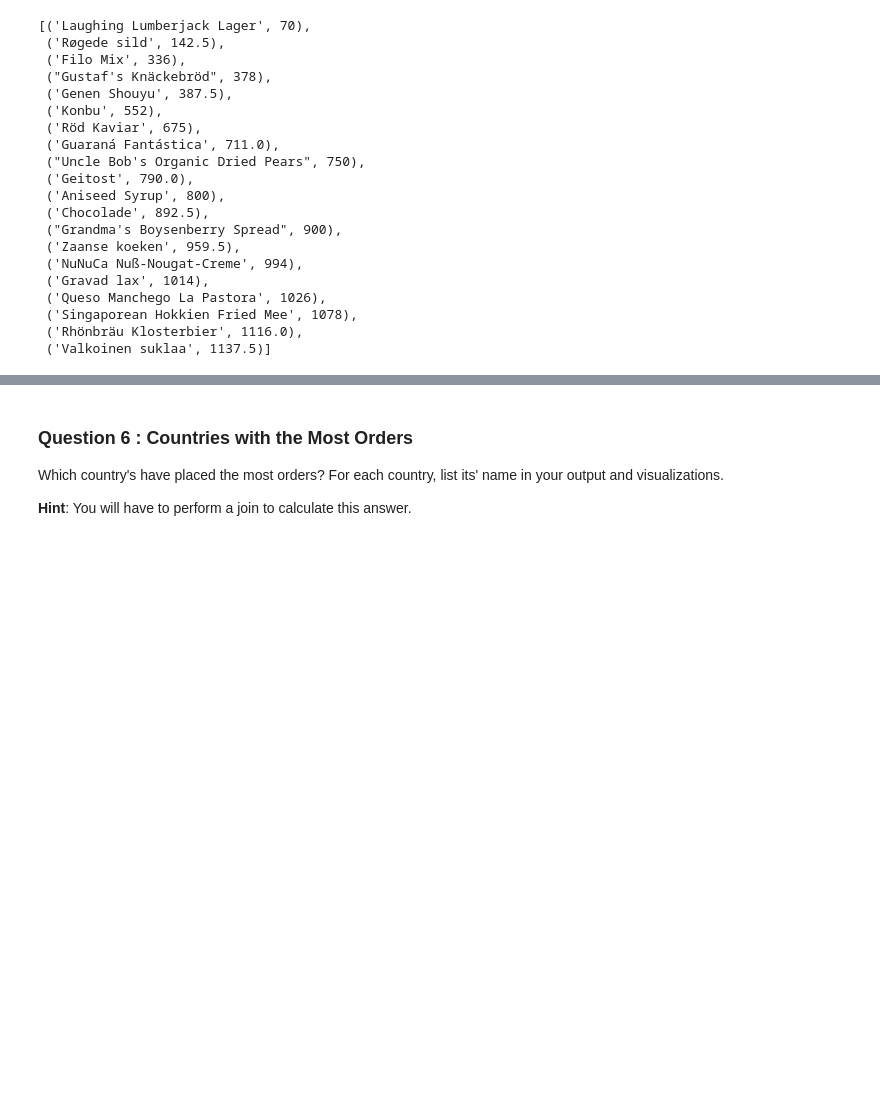
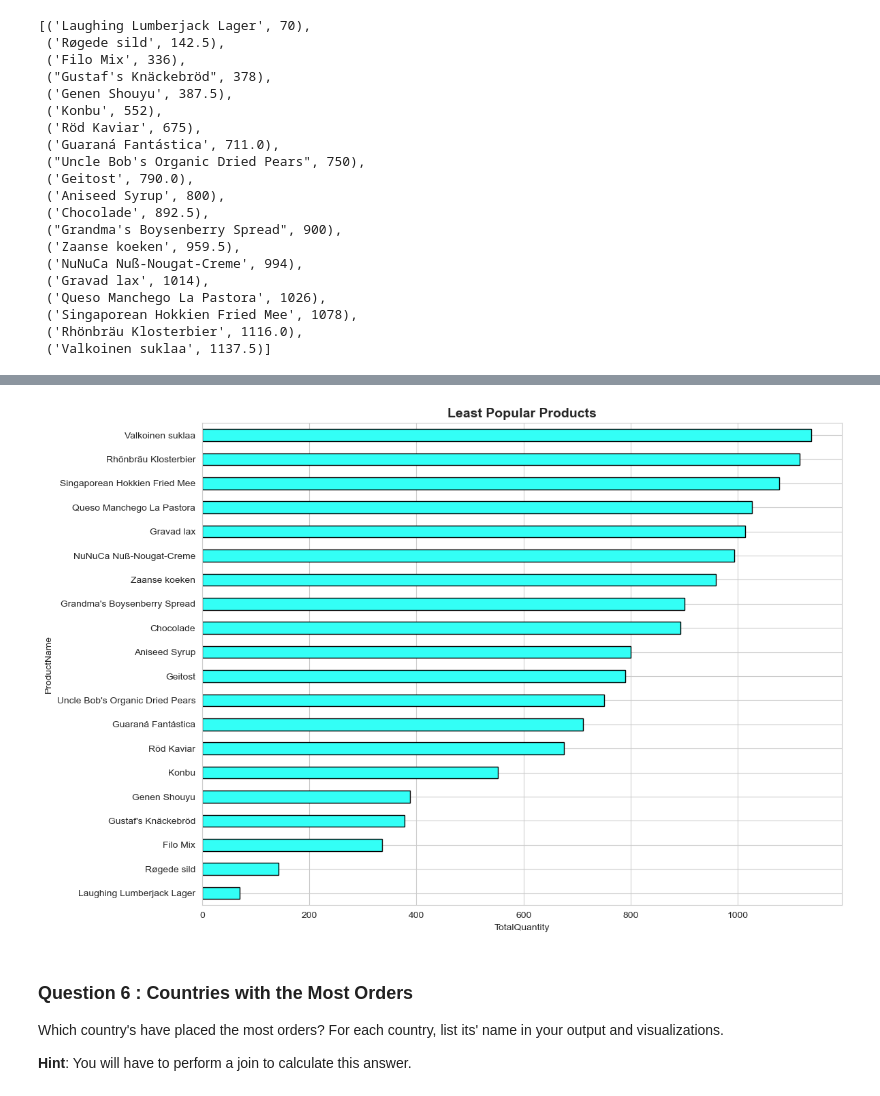
Before and after one commit to jesseniadia/Ad-Hoc-Data-Reporting, a Jupyter notebook: adhoc-sql (TLab 4)/adhoc_report.ipynb, the cells around one changed output, grey strips where cells are left out. Saved outputs shown, nothing was run; the diff lists cells and outputs as text; code cells hidden in the pictures; blank space fills up the shorter version.

```diff
--- a/adhoc-sql (TLab 4)/adhoc_report.ipynb
+++ b/adhoc-sql (TLab 4)/adhoc_report.ipynb
@@ -294,8 +295,8 @@ LIMIT 20;
 """)
 
 # TODO: Fetch your list of tuples and print it out
-rows = cursor.fetchall()
-rows
+Least_Pop_By_Revenue = cursor.fetchall()
+Least_Pop_By_Revenue
 # %% [output]
 [('Laughing Lumberjack Lager', 70),
  ('Røgede sild', 142.5),
@@ -318,4 +319,7 @@ rows
  ('Rhönbräu Klosterbier', 1116.0),
  ('Valkoinen suklaa', 1137.5)]
 # %%
-Least_Pop_By_Revenue = pd.DataFrame(rows, columns=["ProductName", "TotalQuantity"])
+# TODO: Convert your list of tuples to a dataframe
+
+Least_Pop_By_Revenue_df = pd.DataFrame(Least_Pop_By_Revenue, columns=["ProductName", "TotalQuantity"])
+Least_Pop_By_Revenue_df
@@ -328,3 +344,12 @@ Least_Pop_By_Revenue = pd.DataFrame(rows, columns=["ProductName", "TotalQuantity
+# %%
+# TODO: Generate a visualization on this dataframe
+Least_Pop_By_Revenue_df.plot(kind="barh", x=Least_Pop_By_Revenue_df.columns[0], y=Least_Pop_By_Revenue_df.columns[1], color="#33FFF6", edgecolor="black", figsize=(12, 8), legend=False)
+plt.title("Least Popular Products", fontsize=14, fontweight="bold")
+plt.xlabel(Least_Pop_By_Revenue_df.columns[1])
+plt.tight_layout()
+plt.show()
+# %% [output]
+[figure, added]
 # %% [markdown]
 ### Question 6 : Countries with the Most Orders
 
```
Also changed, not shown: parts of 31 cells of this notebook.
